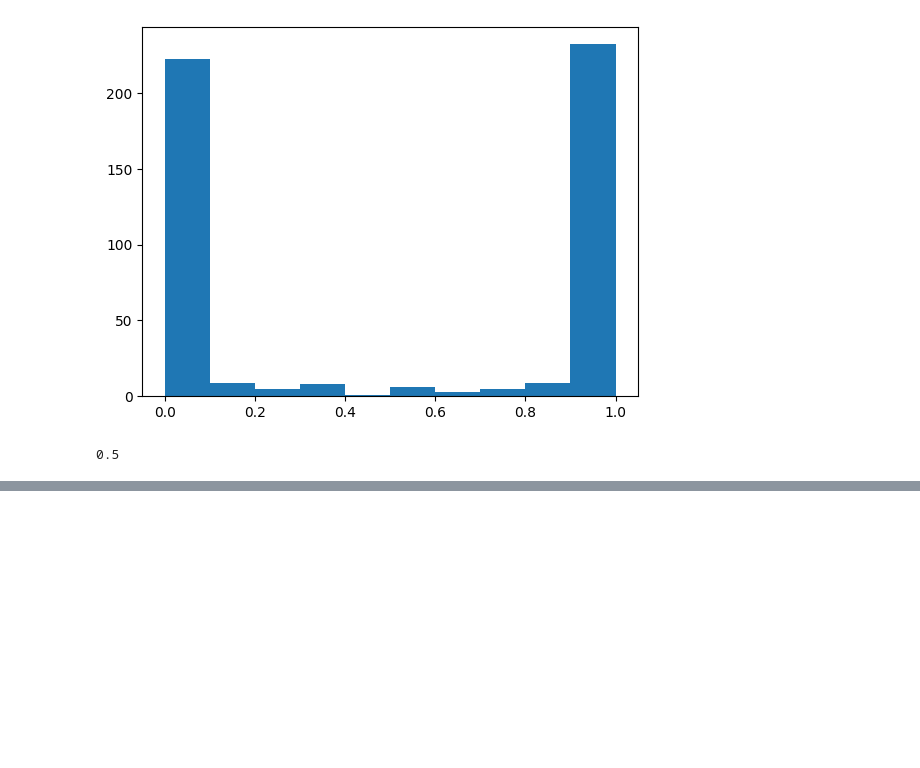
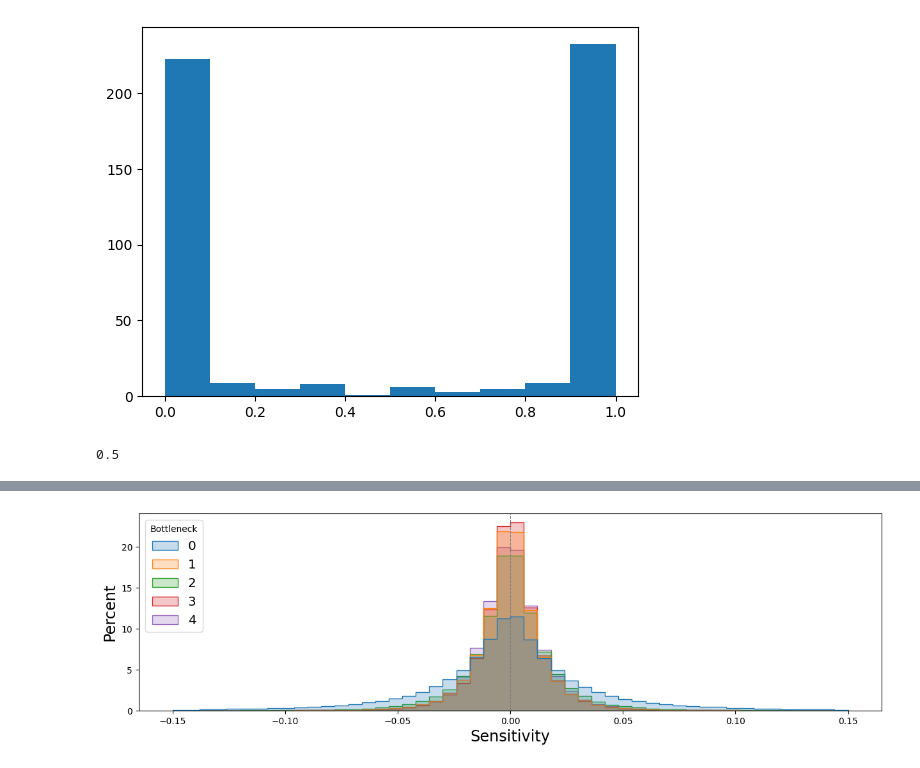
Before and after one commit to gaunby/master_project, a Jupyter notebook: notebooks/tcav_plot.ipynb, the cells around one changed output, grey strips where cells are left out. Cells and saved outputs as stored; diff of their text form; code cells hidden in the pictures; blank space fills up the shorter version.

```diff
--- a/notebooks/tcav_plot.ipynb
+++ b/notebooks/tcav_plot.ipynb
@@ -68,0 +119,22 @@ max(data['positive']['random']['roberta.encoder.layer.11.output.dense']['TCAV'])
+# %%
+import pandas as pd
+
+df_random = pd.DataFrame(columns = ['Sensitivity','Bottleneck'])
+for nr, bottleneck in enumerate(random):
+  df = pd.DataFrame(np.reshape(random[bottleneck]['sensitivities'],-1),columns=['Sensitivity'])
+  df['Bottleneck'] = str(nr)
+  df_random = pd.concat([df_random, df], ignore_index=True)
+# %%
+import seaborn as sns
+plt.figure(figsize=(15,4));
+
+ax = sns.histplot(data=df_random, x="Sensitivity", hue_order =['0','1','2','3','4'],
+hue="Bottleneck", stat = 'percent', binrange = (-0.15,0.15),common_norm=False, bins = 50, element="step");#, palette=palette);
+
+sns.move_legend( ax, loc = "upper left", fontsize = 'x-large');
+ax.set_xlabel("Sensitivity",fontsize = 'xx-large');
+ax.set_ylabel("Percent",fontsize =  'xx-large');
+plt.axvline(0, 0,10, ls = '--', lw = 0.8, color = 'grey');
+plt.show()
+# %% [output]
+[figure, added]
```
Also changed, not shown: parts of 17 cells of this notebook, 6 other files.
